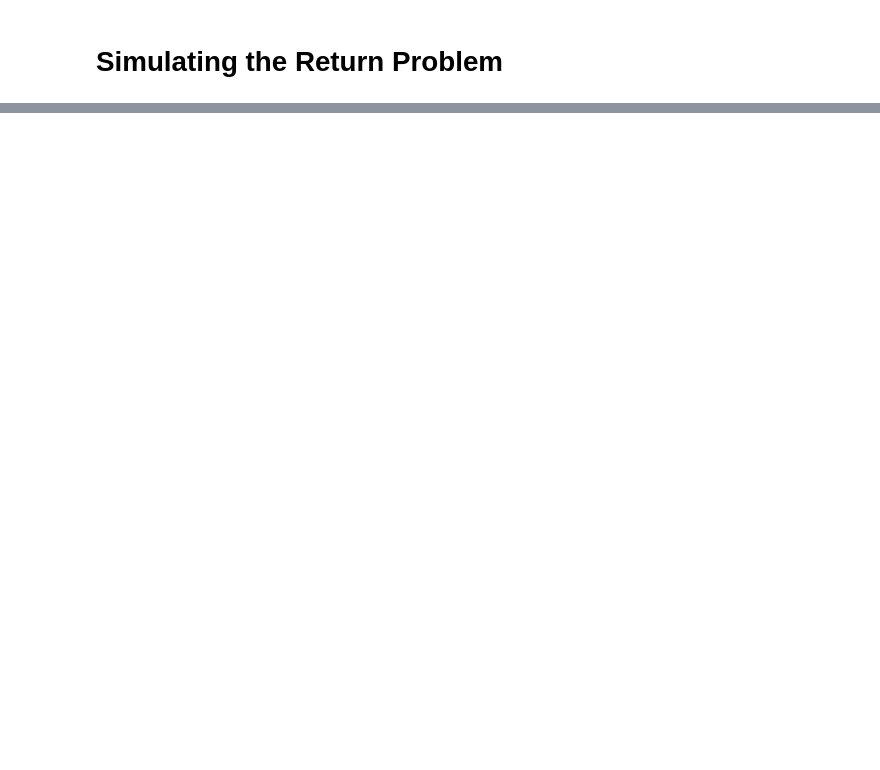
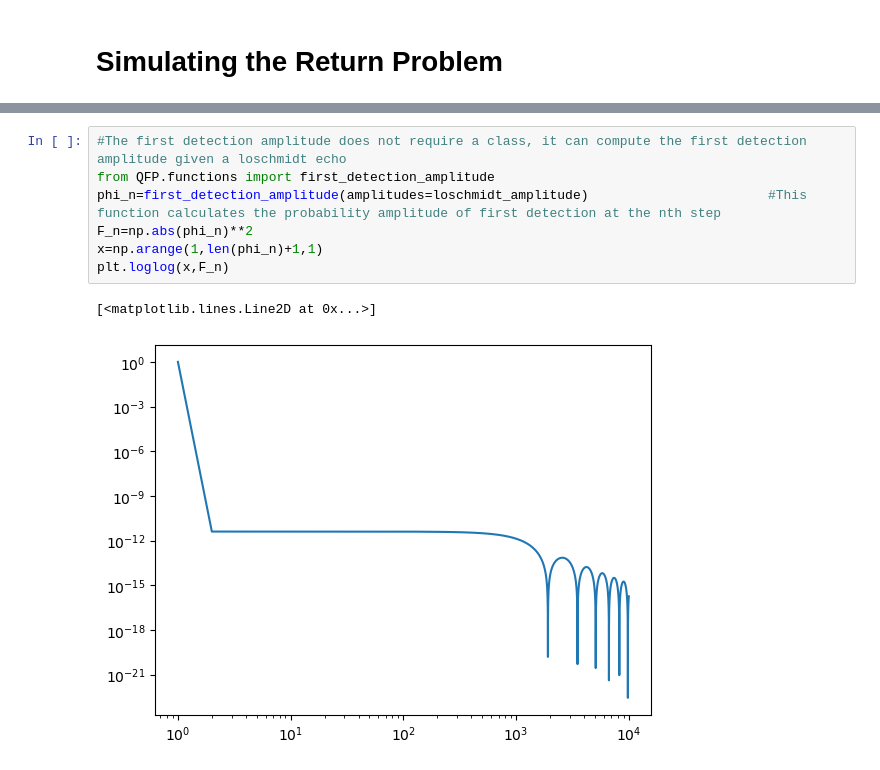
Before and after one commit to GOW7527/Quantum-First-Passage-Problem, a Jupyter notebook: documentation.ipynb, the cells around one changed output, grey strips where cells are left out. Cells and saved outputs as stored; diff of their text form; blank space fills up the shorter version.

```diff
--- a/documentation.ipynb
+++ b/documentation.ipynb
@@ -54,0 +36,10 @@ for i in range(N):
+# %%
+#The first detection amplitude does not require a class, it can compute the first detection amplitude given a loschmidt echo
+from QFP.functions import first_detection_amplitude
+phi_n=first_detection_amplitude(amplitudes=loschmidt_amplitude)                       #This function calculates the probability amplitude of first detection at the nth step
+F_n=np.abs(phi_n)**2
+x=np.arange(1,len(phi_n)+1,1)
+plt.loglog(x,F_n)
+# %% [output]
+[<matplotlib.lines.Line2D at 0x...>]
+[figure, added]
```
Also changed, not shown: parts of 22 cells of this notebook, 9 other files.
